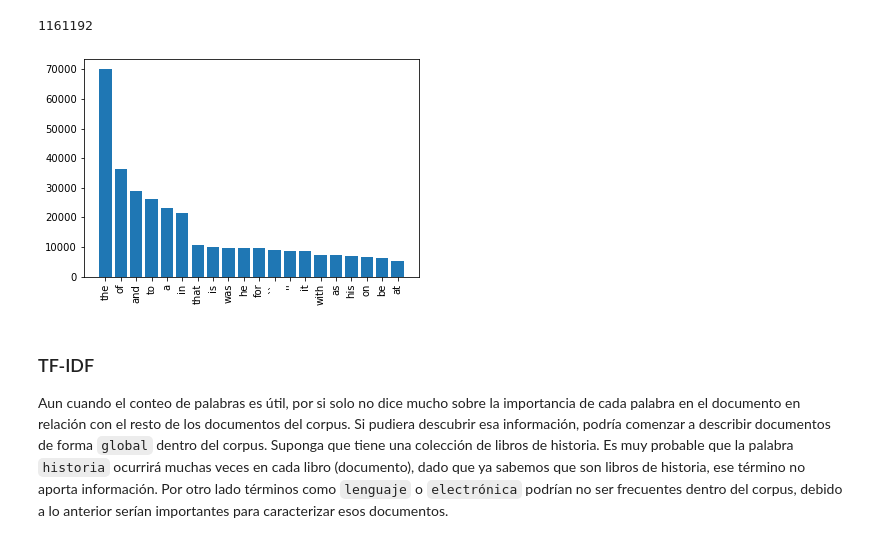
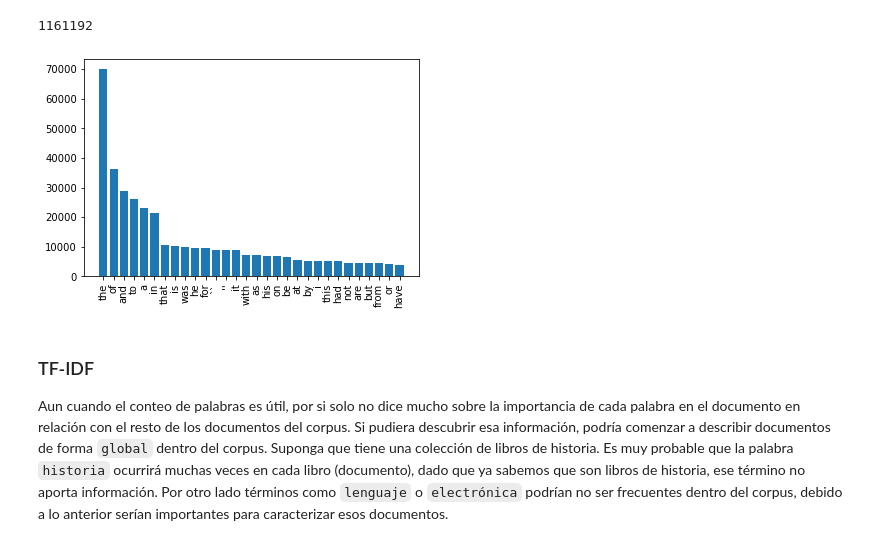
Before and after one commit to kyriox/nlp, a Jupyter notebook: 04_TF-IDF.ipynb, the cells around one changed output. Cells and saved outputs as stored; diff of their text form; code cells hidden in the pictures.

```diff
--- a/04_TF-IDF.ipynb
+++ b/04_TF-IDF.ipynb
@@ -427,12 +409,13 @@ lista_de_palabras = (x.lower() for x in brown.words() if x not in string.punctua
 # %%
 word_count=Counter(lista_de_palabras)
 # %%
-top_words=[x[0] for x in word_count.most_common(20)]
-plt.bar(range(20),[x[1] for x in word_count.most_common(20)])
+top=30
+top_words=[x[0] for x in word_count.most_common(top)]
+plt.bar(range(top),[x[1] for x in word_count.most_common(top)])
 # Las palabras mas fecuentes en el corpus brown
 plt.xticks(ticks=range(len(top_words)),labels=top_words,rotation='vertical');
 # %% [output]
-[figure, old version]
+[figure, new version]
 # %% [markdown]
 ### TF-IDF
 
```
Also changed, not shown: parts of 41 cells of this notebook, 2 other files.
